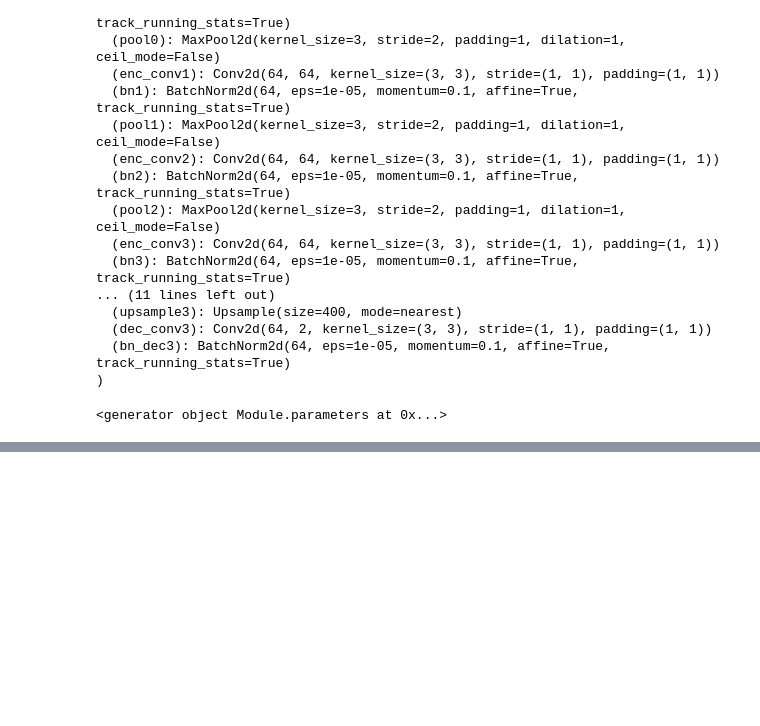
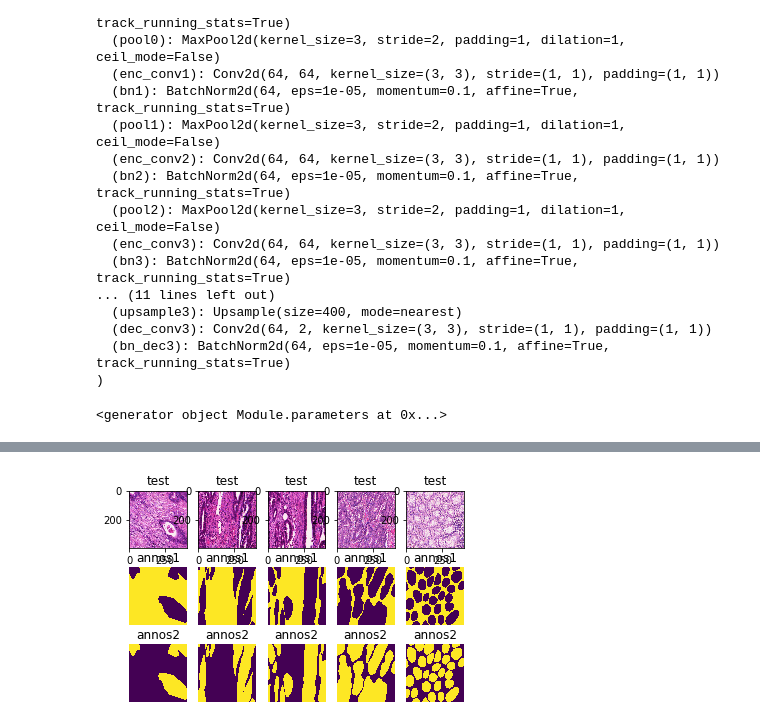
Before and after one commit to hannaLyu/Deep-learning-project, a Jupyter notebook: Segmentation.ipynb, the cells around one changed output, grey strips where cells are left out. Saved outputs shown, nothing was run; the diff lists cells and outputs as text; code cells hidden in the pictures; blank space fills up the shorter version.

```diff
--- a/Segmentation.ipynb
+++ b/Segmentation.ipynb
@@ -120,7 +120,7 @@ def namesort(path,way):
 from skimage.transform import resize
 size = (400,400)
 X = [resize(x,size,mode='constant',anti_aliasing=True) for x in testsetAraw]
-Y = [resize(y,size,mode='constant',anti_aliasing=False) > 0.5 for y in testmaskAanno]
+Y = [resize(y,size,mode='constant',anti_aliasing=False) for y in testmaskAanno]
 Z = [resize(z,size,mode='constant',anti_aliasing=True) for z in testsetBraw]
 P = [resize(p,size,mode='constant',anti_aliasing=False) > 0.5 for p in testmaskBanno]
 # %%
@@ -429,8 +446,27 @@ for p in net.parameters():
-# %%
-X=np.array(X)
-X = torch.from_numpy(X)
-Y=np.array(Y)
-Y = torch.from_numpy(Y)
+# %%
+x,y = batch_generator('test',X, Y,batch_size, 2)
+x=np.array(x)
+x = torch.from_numpy(x)
+y=np.array(y)
+y = torch.from_numpy(y)
+
+for k in range(batch_size):
+
+    #imshow = X.permute(0,3,1,2)
+    #outshow = Y.permute(0,3,1,2)
+    plt.subplot(3, 5, k+1)
+    plt.imshow(x[k,:,:,:])
+    plt.title('test')
+    plt.subplot(3, 5, k+6)
+    plt.imshow(y[k,:,:,0])
+    plt.title('annos1')
+    plt.axis('off')
+    plt.subplot(3, 5, k+11)
+    plt.imshow(y[k,:,:,1])
+    plt.title('annos2')
+    plt.axis('off')
+# %% [output]
+[figure, added]
 # %%
 # print(testsetAraw[0].shape)
 test_step=12
```
Also changed, not shown: parts of 4 cells of this notebook.
